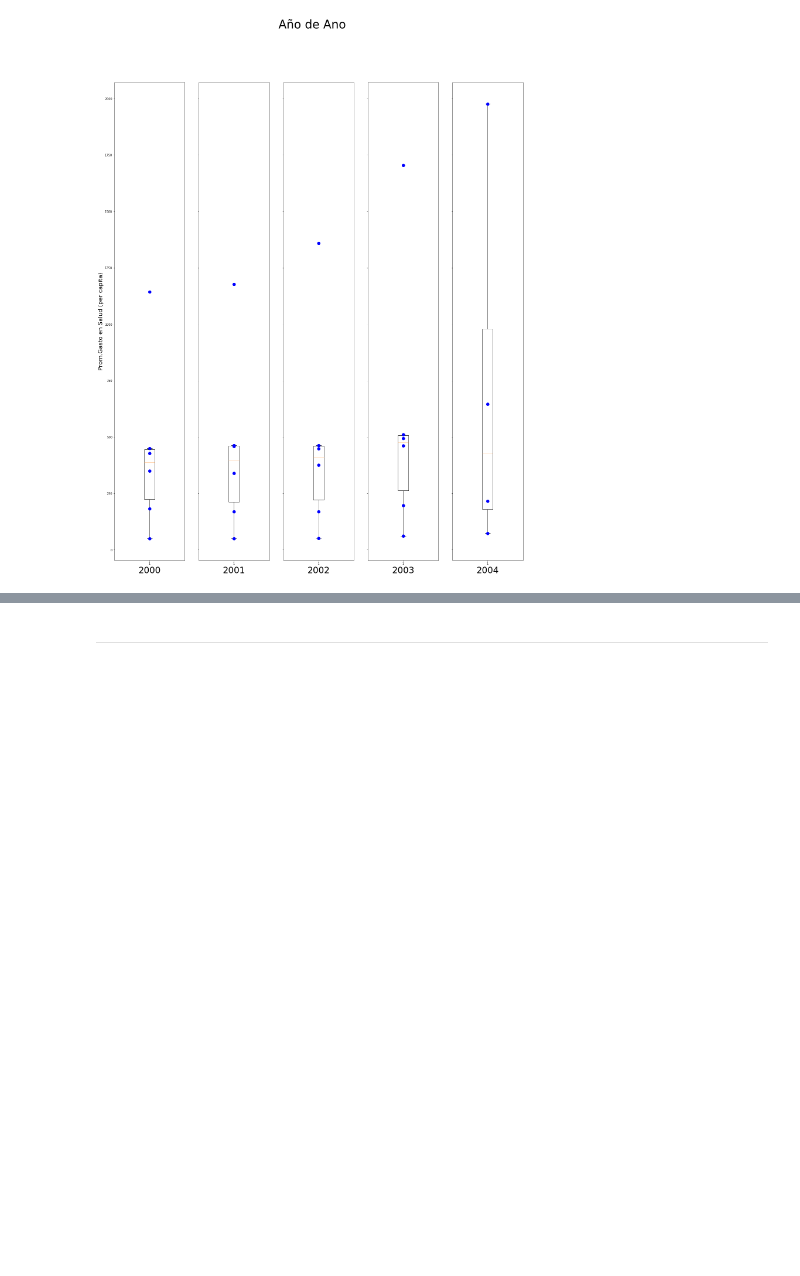
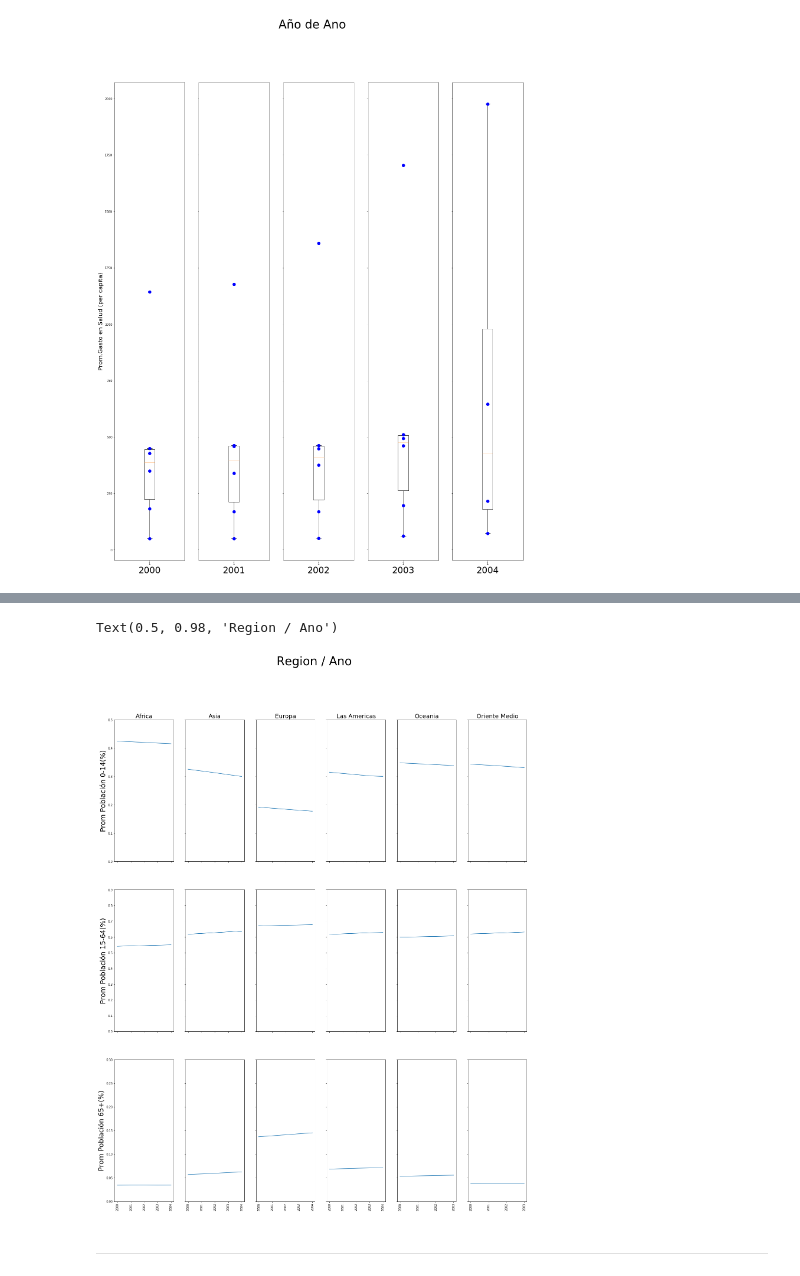
Before and after one commit to cda-2019-01/lab-visualizacion-matplotlib-forgedk, a Jupyter notebook: visualizacion-de-datos-usando-matplotlib.ipynb, the cells around one changed output, grey strips where cells are left out. Cells and saved outputs as stored; diff of their text form; code cells hidden in the pictures; blank space fills up the shorter version.

```diff
--- a/visualizacion-de-datos-usando-matplotlib.ipynb
+++ b/visualizacion-de-datos-usando-matplotlib.ipynb
@@ -20,7 +20,7 @@ DataFramePoblacionSumaPorcentaje = DataFramePoblacionSuma.copy()
 SumaPorRegion = DataFramePoblacionSumaPorcentaje.sum(axis = 0, skipna = True)
 
 DataFrameSumaGastos = DataFrame.groupby(['Region','AnoUnico']).agg({'Gasto en salud (per capita)': np.mean})
-#DataFramePoblacionSumaPorcentaje['Total'] = DataFramePoblacionSumaPorcentaje['Poblacion 0-14'] + DataFramePoblacionSumaPorcentaje['Poblacion 15-64'] +DataFramePoblacionSumaPorcentaje['Poblacion 65+']
-#DataFramePoblacionSumaPorcentaje['Poblacion 0-14'] =  (DataFramePoblacionSumaPorcentaje['Poblacion 0-14'] * 100 /  SumaPorRegion['Poblacion 0-14'])
-#DataFramePoblacionSumaPorcentaje['Poblacion 15-64'] =  (DataFramePoblacionSumaPorcentaje['Poblacion 15-64'] * 100 /  SumaPorRegion['Poblacion 15-64'])
-#DataFramePoblacionSumaPorcentaje['Poblacion 65+'] =  (DataFramePoblacionSumaPorcentaje['Poblacion 65+'] * 100 /  SumaPorRegion['Poblacion 65+'])
+
+DataFrameDataFramePoblacionPromedio14 = DataFrame.groupby(['Region','AnoUnico']).agg({'Poblacion 0-14': np.mean})
+DataFrameDataFramePoblacionPromedio64 = DataFrame.groupby(['Region','AnoUnico']).agg({'Poblacion 15-64': np.mean})
+DataFrameDataFramePoblacionPromedio65 = DataFrame.groupby(['Region','AnoUnico']).agg({'Poblacion 65+': np.mean})
@@ -172,5 +154,61 @@ Text(0, 0.5, 'Prom.Gasto en Salud (per capita)')
 Construya una gráfica similar a la siguiente usando el archivo `indicadores-mundiales.csv`. Promedio de gastos per capita por año.
 
 ![act5](images/prom-region-edades-ano.png)
+# %%
+DataFrame14 = DataFrameDataFramePoblacionPromedio14.copy()
+DataFrame64 = DataFrameDataFramePoblacionPromedio64.copy()
+DataFrame65 = DataFrameDataFramePoblacionPromedio65.copy()
+
+DataFrame14 = DataFrame14.reset_index()
+DataFrame64 = DataFrame64.reset_index()
+DataFrame65 = DataFrame65.reset_index()
+
+
+RegionValues = (DataFrame14['Region'].drop_duplicates())
+DataFrames = [DataFrame14,DataFrame64,DataFrame65]
+fig, axs = plt.subplots(len(DataFrames), len(RegionValues),figsize=(25, 30))
+
+def GraficarSubPlot(indiceColumna,indiceFila,Data,IndiceDeContenido,Region):
+    names = Data[Data['Region'] == Region]
+    names = list((names['AnoUnico'].drop_duplicates()))
+    values= Data[Data['Region'] == Region]
+    values = list(values[IndiceDeContenido]/100)
+    axs[indiceColumna,indiceFila].plot(names, values)
+    axs[indiceColumna,indiceFila].set_xticklabels(names, rotation=90)
+
+
+contadorColumna = 0
+for Region in RegionValues:
+    contadorFila = 0
+    axs[contadorFila,contadorColumna].set_title(Region,fontsize=20)
+    for DataFramePoblacion in DataFrames:
+        IndiceContenido = ""
+        if(contadorFila ==0 ):
+            IndiceContenido = "Poblacion 0-14"
+        if(contadorFila ==1 ):
+            IndiceContenido = "Poblacion 15-64"
+        if(contadorFila ==2 ):
+            IndiceContenido = "Poblacion 65+"
+
+        GraficarSubPlot(contadorFila,contadorColumna,DataFramePoblacion,IndiceContenido,Region)
+        contadorFila+=1
+    contadorColumna+=1
+
+for ax in fig.get_axes():
+    ax.label_outer()
+for i in range(0,6) :
+    axs[0,i].set_ylim(bottom = 0,top=0.5)
+for i in range(0,6) :
+    axs[1,i].set_ylim(bottom = 0,top=0.9)
+for i in range(0,6) :
+    axs[2,i].set_ylim(bottom = 0,top=0.3)
+
+axs[0,0].set_ylabel("Prom Población 0-14(%)",fontsize=23)
+axs[1,0].set_ylabel("Prom Población 15-64(%)",fontsize=23)
+axs[2,0].set_ylabel("Prom Población 65+(%)",fontsize=23)
+fig.suptitle('Region / Ano', fontsize=40)
+# %% [output]
+Text(0.5, 0.98, 'Region / Ano')
+[figure, added]
 # %% [markdown]
 ---
```
Also changed, not shown: parts of 1 cell of this notebook.
